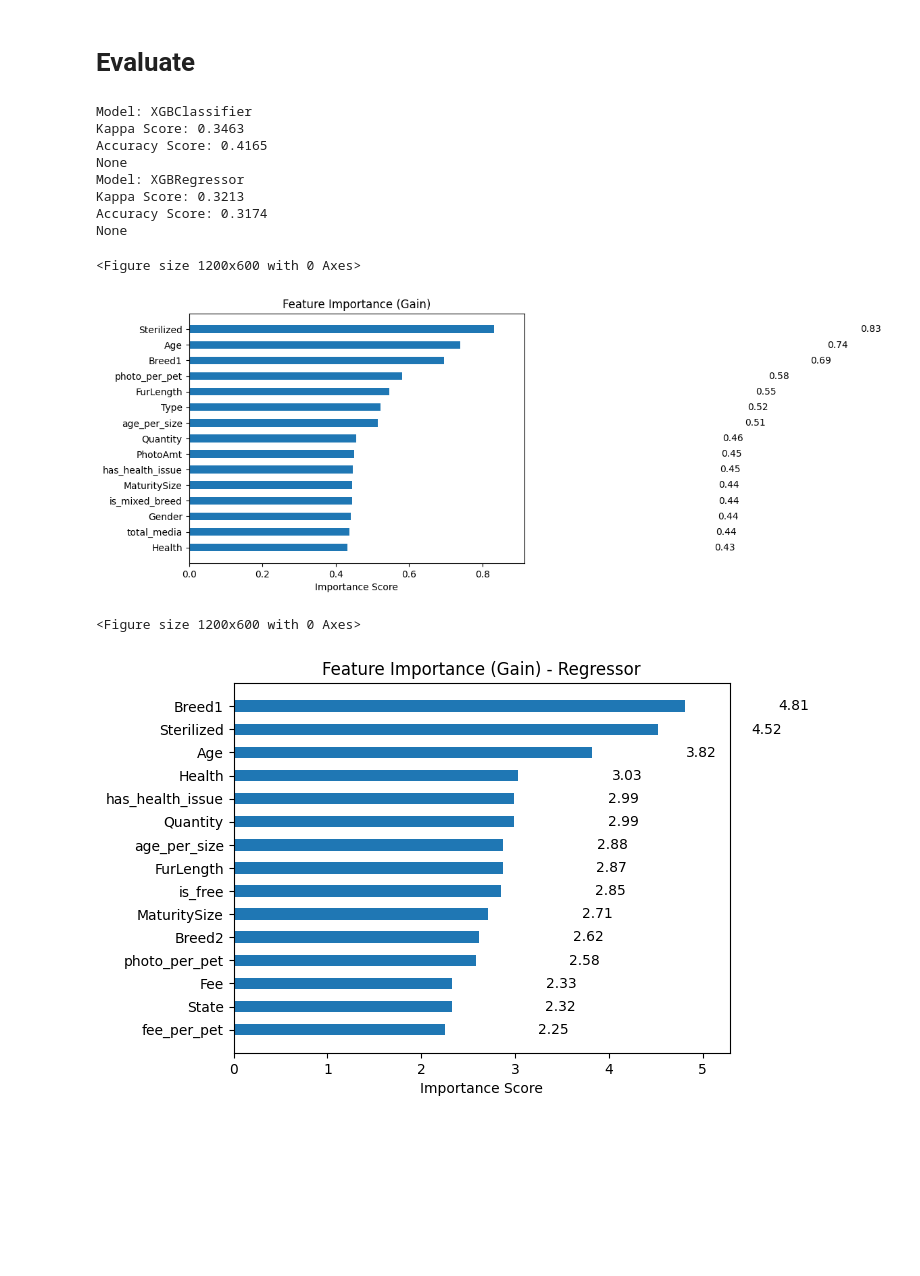
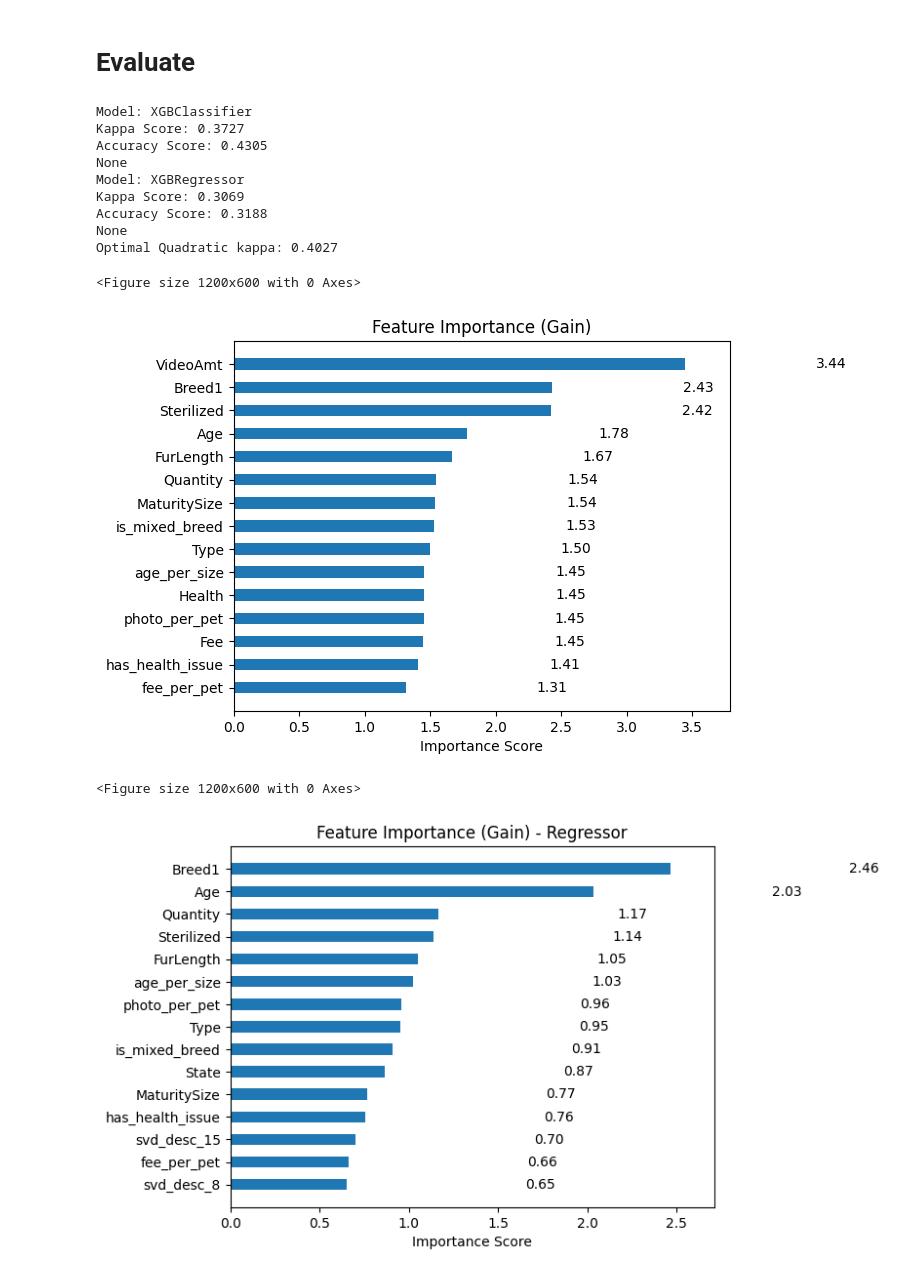
Before and after one commit to Elite1N/AdoptMe, a Jupyter notebook: notebooks/tabular_testing.ipynb, the cells around one changed output. Drawn from its saved outputs; the diff is of its cells as text; code cells hidden in the pictures; blank space fills up the shorter version.

Commit message:
feat: tfidf,  even more features, class weight

```diff
--- a/notebooks/tabular_testing.ipynb
+++ b/notebooks/tabular_testing.ipynb
@@ -82,8 +145,18 @@ pet_features.head()
 # %%
+# Load Data
+full_df = pd.read_csv("../data/train/train.csv") #Beware of directory
+
 # Splitting the data from train.csv
-X = pet_features.drop(['AdoptionSpeed'], axis=1)
-y = pet_features['AdoptionSpeed']
+X = full_df.drop(['AdoptionSpeed'], axis=1)
+y = full_df['AdoptionSpeed']
+X_train_raw, X_test_raw, y_train, y_test = train_test_split(X, y, test_size=0.2, random_state=42, stratify=y)
 
-X_train, X_test, y_train, y_test = train_test_split(X, y, test_size=0.2, random_state=42, stratify=y)
-X.head()
+# Generate  Features
+X_train_text, vec_tuple = generate_text_features(X_train_raw, is_train=True)
+X_test_text, _ = generate_text_features(X_test_raw,is_train=False, fit_on_text=vec_tuple)
+
+
+X_train = featurize_table(X_train_text)
+X_test = featurize_table(X_test_text)
+X_train
 # %% [output]
@@ -96,9 +180,9 @@ X.head()
 # %%
+# Plan 1: normal classification
 # Hyperparameter-tuning w/Optuna
-import optuna
-import xgboost as xgb
-from sklearn.metrics import cohen_kappa_score
-import torch
+
+# Calculate weights inversely proportional to class frequencies
+sample_weights = compute_sample_weight(class_weight='balanced', y=y_train)
 def objective(trial):
     params = {
         # Config for how to predict
@@ -152,7 +236,7 @@ best_params['objective'] = 'multi:softprob'
 best_params['num_class'] = 5
 
 xgb_optuna = xgb.XGBClassifier(**best_params)
-xgb_optuna.fit(X_train, y_train)
+xgb_optuna.fit(X_train, y_train, sample_weight=sample_weights)
 pred_xgb = xgb_optuna.predict(X_test)
 #joblib.dump(xgb_optuna, 'xgb_optuna_full.pkl')
 # %% [output]
@@ -178,9 +262,9 @@ Best params: {'n_estimators': 784, 'learning_rate': 0.07836581018985941, 'max_de
 # %%
+# Plan 2: reg with optimized rounder
 # Hyperparameter-tuning w/Optuna (Regressor)
 import optuna
-import xgboost as xgb
-from sklearn.metrics import cohen_kappa_score
-import torch
+# Spaghetti split
+X_train_model, X_val_rounder, y_train_model, y_val_rounder = train_test_split(X_train, y_train, test_size=0.2, random_state=42, stratify=y_train)
 def objective(trial):
     params = {
         'objective': 'reg:squarederror',
@@ -201,8 +285,8 @@ def objective(trial):
 
     # Split for early stopping (Optuna needs a validation set)
     # Using specific validation set
-    X_tr, X_val, y_tr, y_val = train_test_split(X_train, y_train, test_size=0.1, random_state=42,
-                                                stratify=y_train
+    X_tr, X_val, y_tr, y_val = train_test_split(X_train_model, y_train_model, test_size=0.1, random_state=42,
+                                                stratify=y_train_model
                                                 )
 
     # Choose regressor if trying to use with optimied rounder
@@ -232,7 +316,7 @@ best_params = study.best_params
 best_params['objective'] = 'reg:squarederror'
 
 xgb_optuna_reg = xgb.XGBRegressor(**best_params)
-xgb_optuna_reg.fit(X_train, y_train)
+xgb_optuna_reg.fit(X_train_model, y_train_model)
 pred_xgb_reg_raw = xgb_optuna_reg.predict(X_test)
 pred_xgb_reg = np.rint(pred_xgb_reg_raw).astype(int).clip(0, 4)
 #joblib.dump(xgb_optuna_reg, 'xgb_optuna_reg_full.pkl')
@@ -269,42 +386,45 @@ def evaluate_model(model, model_prediction):
 print (evaluate_model(xgb_optuna, pred_xgb))
 
 print (evaluate_model(xgb_optuna_reg, pred_xgb_reg))
+kappa = cohen_kappa_score(y_test, pred_reg_optimized, weights='quadratic')
+print(f'Optimal Quadratic kappa: {kappa:.4f}')
 # %% [output]
 Model: XGBClassifier
-Kappa Score: 0.3463
-Accuracy Score: 0.4165
+Kappa Score: 0.3727
+Accuracy Score: 0.4305
 None
 Model: XGBRegressor
-Kappa Score: 0.3213
-Accuracy Score: 0.3174
+Kappa Score: 0.3069
+Accuracy Score: 0.3188
 None
+Optimal Quadratic kappa: 0.4027
 # %%
 # Feature Importance: which factors benefit the prediction the most (extracted from XGBoost)
 # ensure usage of original feature names not just np array indices
-xgb_optuna.get_booster().feature_names = list(X.columns)
+xgb_optuna.get_booster().feature_names = list(X_train.columns)
 
 plt.figure(figsize=(12,6))
 xgb.plot_importance(xgb_optuna, max_num_features=15, height=0.5, importance_type="gain", values_format = "{v:.2f}") # Weight ใช้อะไรมากที่สุดเป็นส่วนประกอบ tree, Gain อะไรแบ่งได้มากสุด
 plt.title("Feature Importance (Gain)")
 plt.xlabel("Importance Score")
 plt.ylabel("")
 plt.grid(False)
 plt.show()
 # Also plot for the regressor model
-xgb_optuna_reg.get_booster().feature_names = list(X.columns)
+xgb_optuna_reg.get_booster().feature_names = list(X_train.columns)
 
 plt.figure(figsize=(12,6))
 xgb.plot_importance(xgb_optuna_reg, max_num_features=15, height=0.5, importance_type="gain", values_format="{v:.2f}")
 plt.title("Feature Importance (Gain) - Regressor")
 plt.xlabel("Importance Score")
 plt.ylabel("")
 plt.grid(False)
 plt.show()
 # %% [output]
 <Figure size 1200x600 with 0 Axes>
-[figure, old version]
+[figure, new version]
 <Figure size 1200x600 with 0 Axes>
-[figure, old version]
+[figure, new version]
 # %%
 # Get feature importance from the classifier model
 importance_dict = xgb_optuna.get_booster().get_score(importance_type='gain')
```
Also changed, not shown: parts of 8 cells of this notebook.
